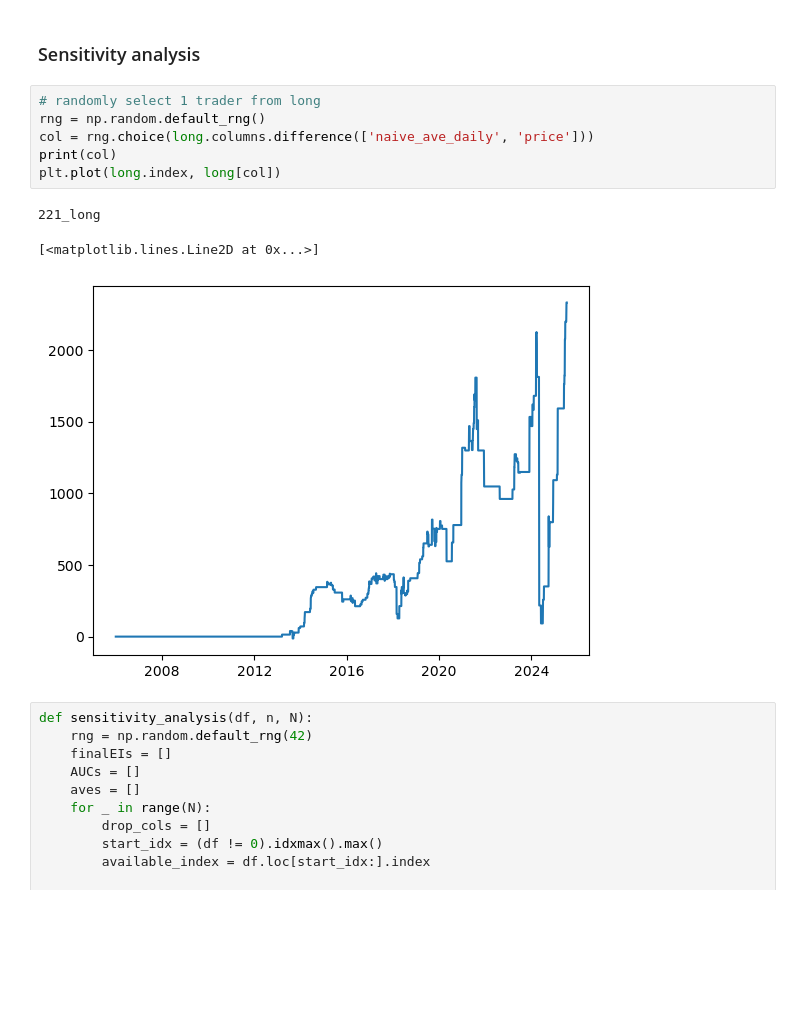
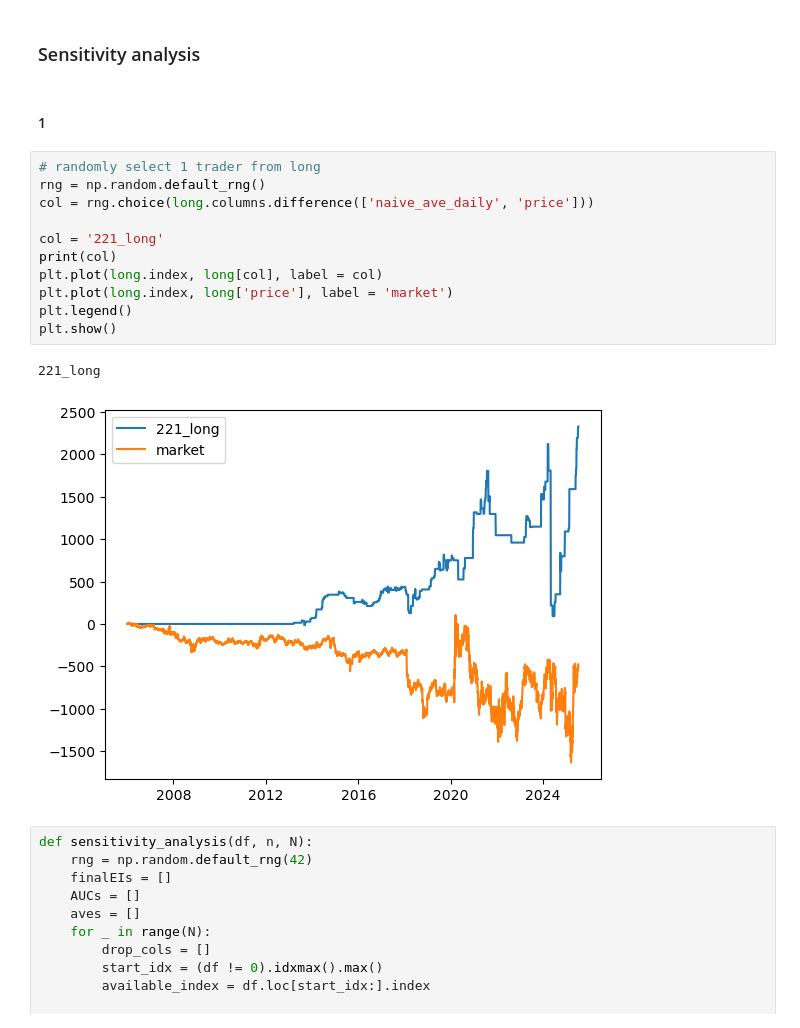
Before and after one commit to maoqing-wang/sauma-group, a Jupyter notebook: task6.ipynb, the cells around one changed output. Drawn from its saved outputs; the diff is of its cells as text; blank space fills up the shorter version.

```diff
--- a/task6.ipynb
+++ b/task6.ipynb
@@ -328,16 +347,22 @@ EI AUC   = 0.366880
 ... (9 outputs left out)
 # %% [markdown]
 ### Sensitivity analysis
+# %% [markdown]
+#### 1
 # %%
 # randomly select 1 trader from long
 rng = np.random.default_rng()
 col = rng.choice(long.columns.difference(['naive_ave_daily', 'price']))
+
+col = '221_long'
 print(col)
-plt.plot(long.index, long[col])
+plt.plot(long.index, long[col], label = col)
+plt.plot(long.index, long['price'], label = 'market')
+plt.legend()
+plt.show()
 # %% [output]
 221_long
-[<matplotlib.lines.Line2D at 0x...>]
-[figure, old version]
+[figure, new version]
 # %%
 def sensitivity_analysis(df, n, N):
     rng = np.random.default_rng(42)
```
Also changed, not shown: parts of 12 cells of this notebook.
